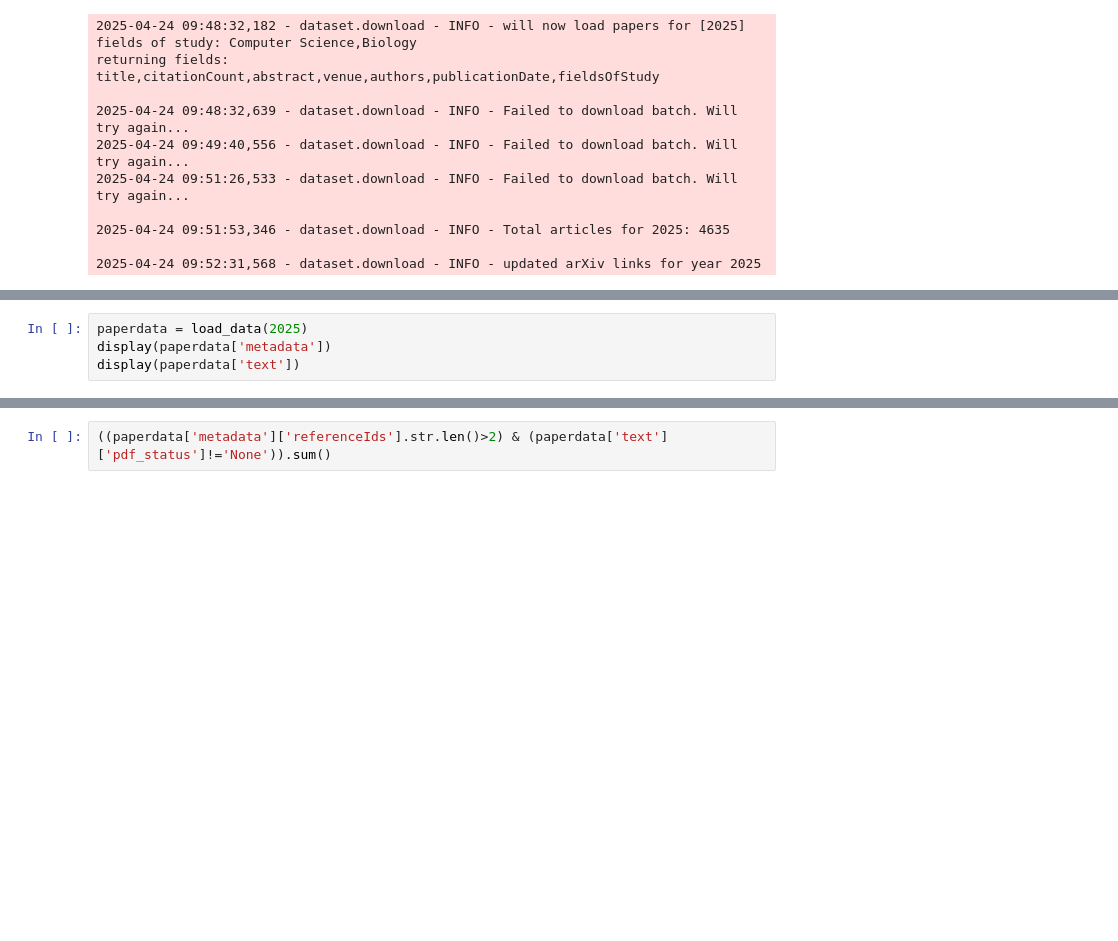
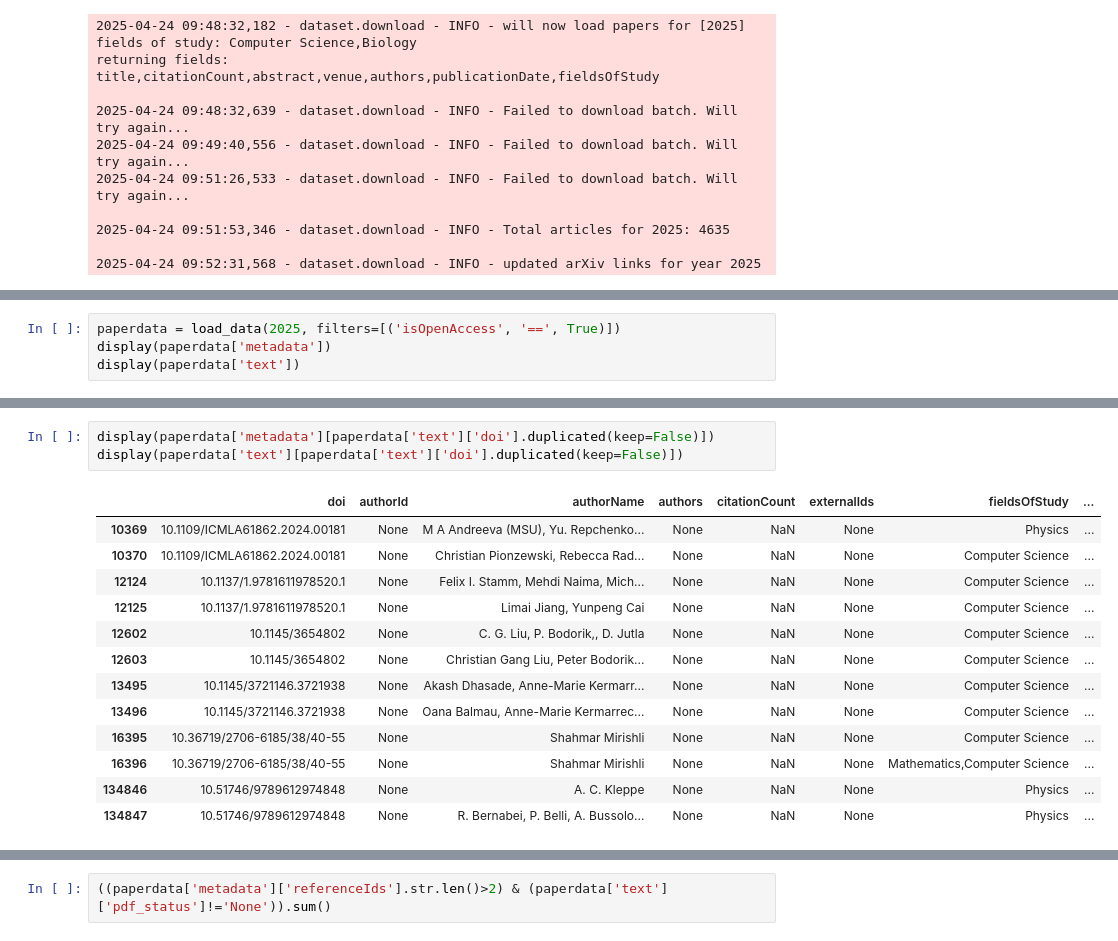
Before and after one commit to justjul/asXai, a Jupyter notebook: notebooks/process.ipynb, the cells around one changed output, grey strips where cells are left out. Cells and saved outputs as stored; diff of their text form; blank space fills up the shorter version.

```diff
--- a/notebooks/process.ipynb
+++ b/notebooks/process.ipynb
@@ -44,5 +48,5 @@ returning fields: title,citationCount,abstract,venue,authors,publicationDate,fie
 # %%
-paperdata = load_data(2025)
+paperdata = load_data(2025, filters=[('isOpenAccess', '==', True)])
 display(paperdata['metadata'])
 display(paperdata['text'])
 # %% [output]
@@ -74,0 +95,17 @@ display(paperdata['text'])
+# %%
+display(paperdata['metadata'][paperdata['text']['doi'].duplicated(keep=False)])
+display(paperdata['text'][paperdata['text']['doi'].duplicated(keep=False)])
+# %% [output]
+|  | doi | authorId | authorName | authors | citationCount | externalIds | fieldsOfStudy | ... |
+| 10369 | 10.1109/ICMLA61862.2024.00181 | None | M A Andreeva (MSU), Yu. Repchenko... | None | NaN | None | Physics | ... |
+| 10370 | 10.1109/ICMLA61862.2024.00181 | None | Christian Pionzewski, Rebecca Rad... | None | NaN | None | Computer Science | ... |
+| 12124 | 10.1137/1.9781611978520.1 | None | Felix I. Stamm, Mehdi Naima, Mich... | None | NaN | None | Computer Science | ... |
+| 12125 | 10.1137/1.9781611978520.1 | None | Limai Jiang, Yunpeng Cai | None | NaN | None | Computer Science | ... |
+| 12602 | 10.1145/3654802 | None | C. G. Liu, P. Bodorik,, D. Jutla | None | NaN | None | Computer Science | ... |
+| 12603 | 10.1145/3654802 | None | Christian Gang Liu, Peter Bodorik... | None | NaN | None | Computer Science | ... |
+| 13495 | 10.1145/3721146.3721938 | None | Akash Dhasade, Anne-Marie Kermarr... | None | NaN | None | Computer Science | ... |
+| 13496 | 10.1145/3721146.3721938 | None | Oana Balmau, Anne-Marie Kermarrec... | None | NaN | None | Computer Science | ... |
+| 16395 | 10.36719/2706-6185/38/40-55 | None | Shahmar Mirishli | None | NaN | None | Computer Science | ... |
+| 16396 | 10.36719/2706-6185/38/40-55 | None | Shahmar Mirishli | None | NaN | None | Mathematics,Computer Science | ... |
+| 134846 | 10.51746/9789612974848 | None | A. C. Kleppe | None | NaN | None | Physics | ... |
+| 134847 | 10.51746/9789612974848 | None | R. Bernabei, P. Belli, A. Bussolo... | None | NaN | None | Physics | ... |
```
Also changed, not shown: parts of 19 cells of this notebook, 10 other files.
